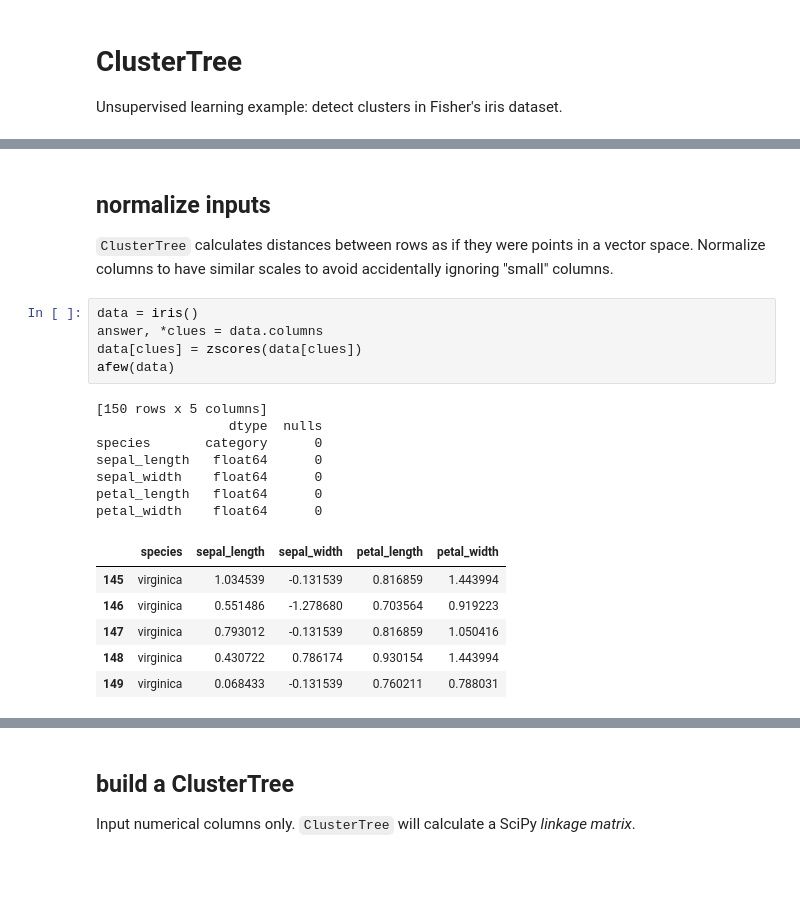
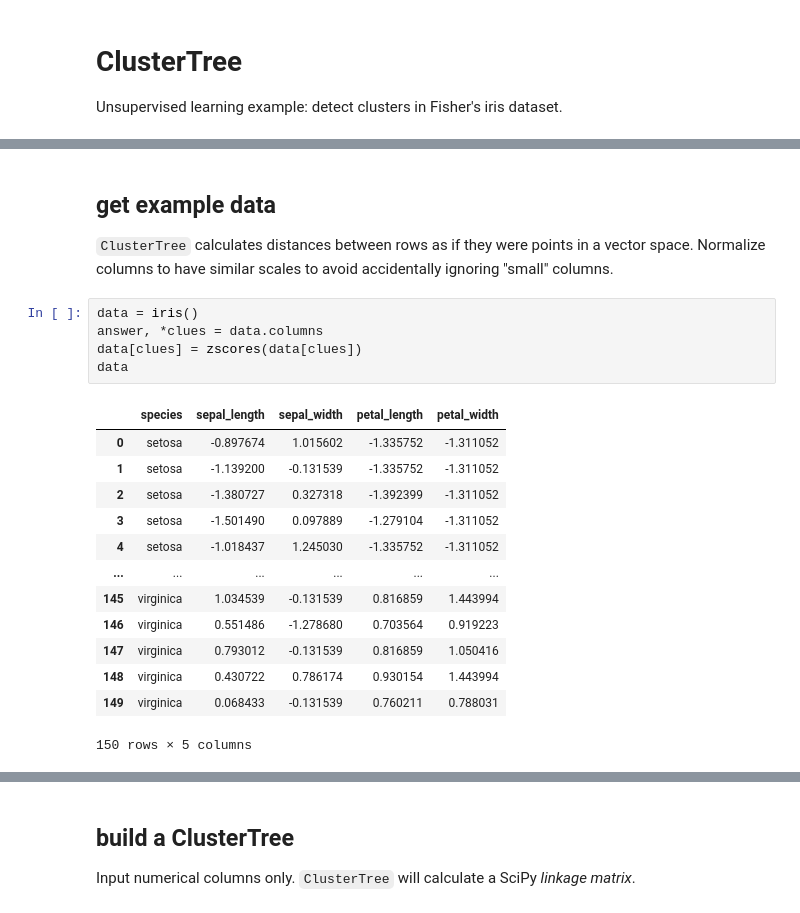
Before and after one commit to samkennerly/kingofsnake, a Jupyter notebook: books/cluster.ipynb, the cells around one changed output, grey strips where cells are left out. Saved outputs shown, nothing was run; the diff lists cells and outputs as text; blank space fills up the shorter version.

```diff
--- a/books/cluster.ipynb
+++ b/books/cluster.ipynb
@@ -13,25 +13,25 @@ plot = Plot()
 # %% [output]
 Autosave disabled
 # %% [markdown]
-## normalize inputs
+## get example data
 
 `ClusterTree` calculates distances between rows as if they were points in a vector space. Normalize columns to have similar scales to avoid accidentally ignoring "small" columns.
 # %%
 data = iris()
 answer, *clues = data.columns
 data[clues] = zscores(data[clues])
-afew(data)
+data
 # %% [output]
+|  | species | sepal_length | sepal_width | petal_length | petal_width |
+| 0 | setosa | -0.897674 | 1.015602 | -1.335752 | -1.311052 |
+| 1 | setosa | -1.139200 | -0.131539 | -1.335752 | -1.311052 |
+| 2 | setosa | -1.380727 | 0.327318 | -1.392399 | -1.311052 |
+| 3 | setosa | -1.501490 | 0.097889 | -1.279104 | -1.311052 |
+| 4 | setosa | -1.018437 | 1.245030 | -1.335752 | -1.311052 |
+| ... | ... | ... | ... | ... | ... |
+| 145 | virginica | 1.034539 | -0.131539 | 0.816859 | 1.443994 |
+| 146 | virginica | 0.551486 | -1.278680 | 0.703564 | 0.919223 |
+| 147 | virginica | 0.793012 | -0.131539 | 0.816859 | 1.050416 |
+| 148 | virginica | 0.430722 | 0.786174 | 0.930154 | 1.443994 |
+| 149 | virginica | 0.068433 | -0.131539 | 0.760211 | 0.788031 |
-[150 rows x 5 columns]
-                 dtype  nulls
-species       category      0
-sepal_length   float64      0
-sepal_width    float64      0
-petal_length   float64      0
-petal_width    float64      0
+150 rows × 5 columns
-|  | species | sepal_length | sepal_width | petal_length | petal_width |
-| 145 | virginica | 1.034539 | -0.131539 | 0.816859 | 1.443994 |
-| 146 | virginica | 0.551486 | -1.278680 | 0.703564 | 0.919223 |
-| 147 | virginica | 0.793012 | -0.131539 | 0.816859 | 1.050416 |
-| 148 | virginica | 0.430722 | 0.786174 | 0.930154 | 1.443994 |
-| 149 | virginica | 0.068433 | -0.131539 | 0.760211 | 0.788031 |
```
Also changed, not shown: parts of 12 cells of this notebook, 2 other files.
